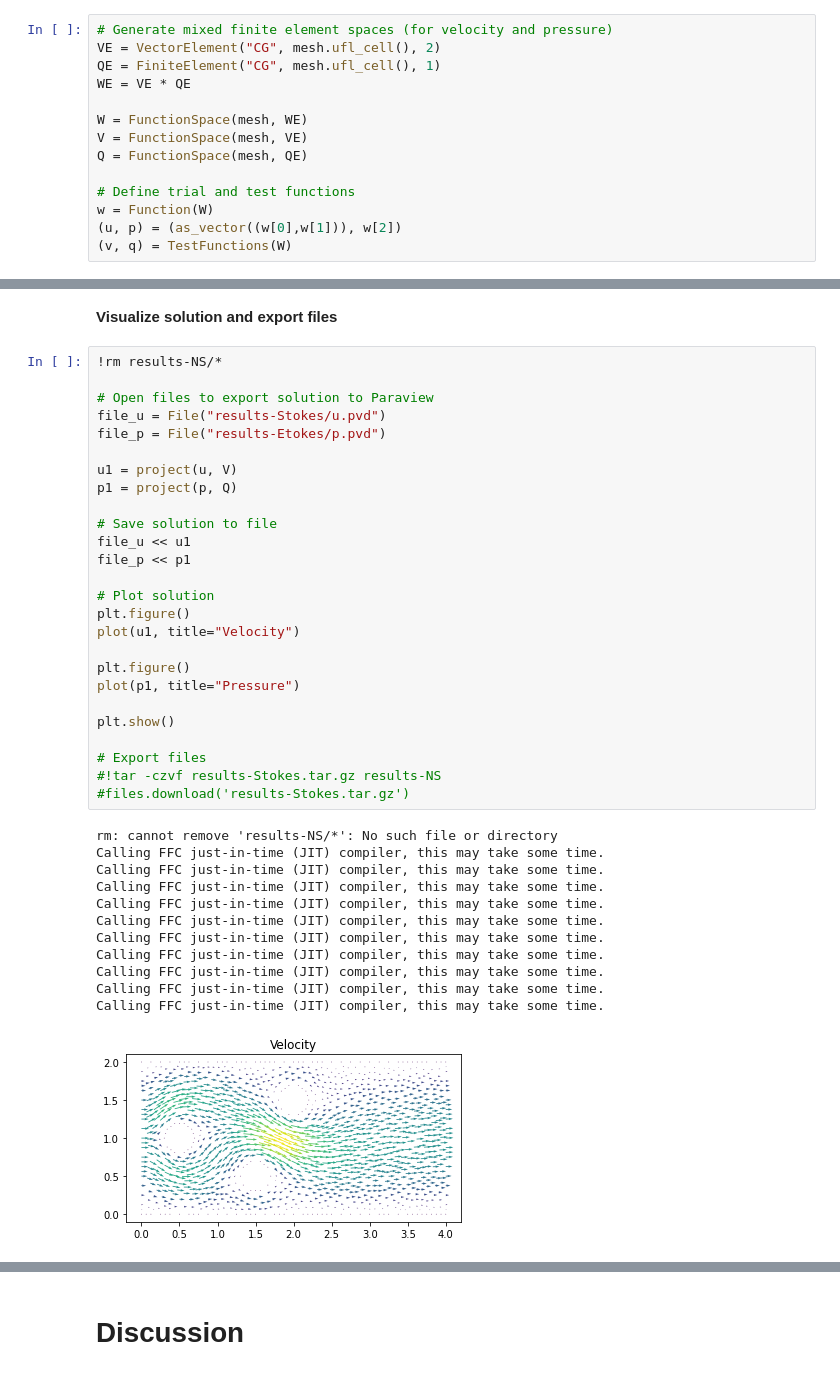
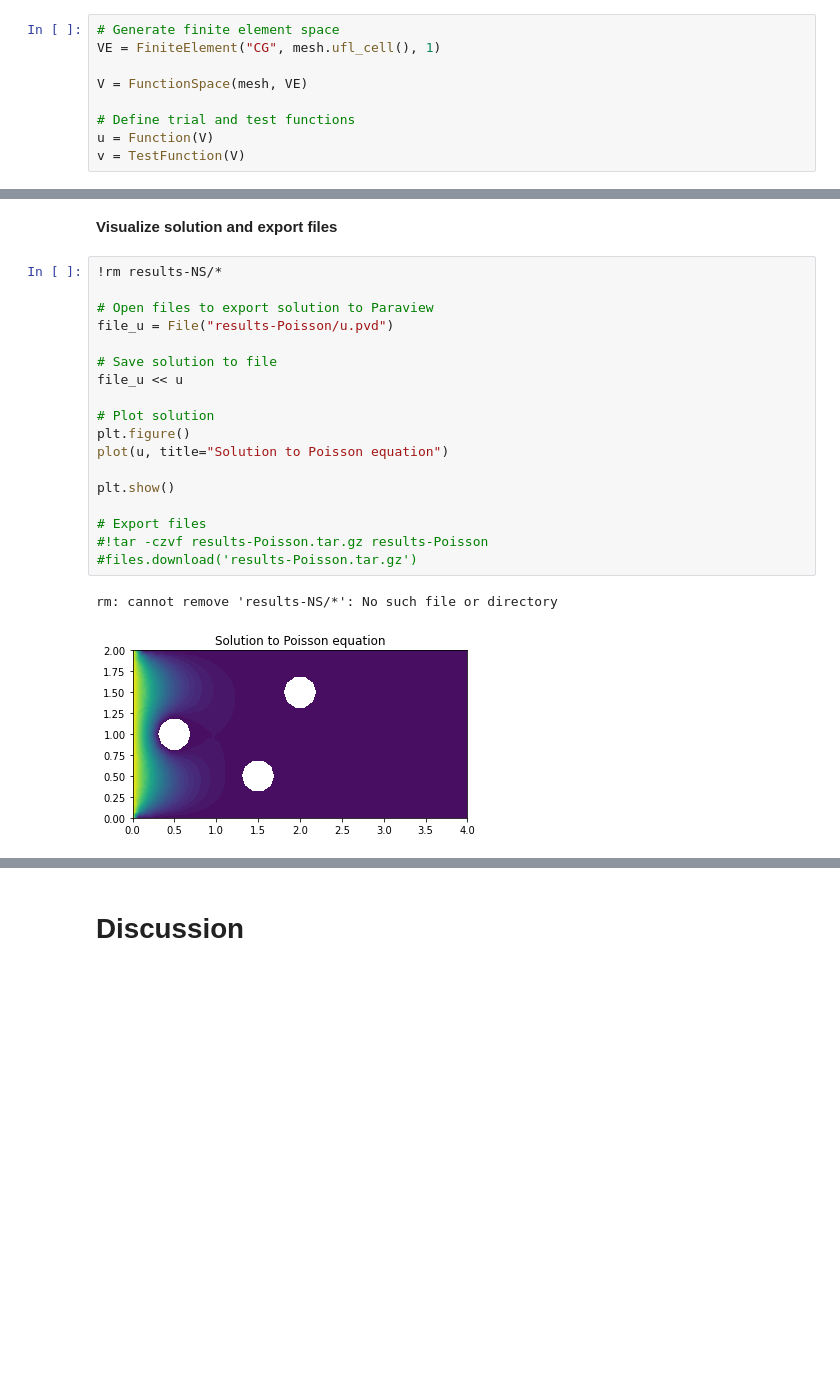
Before and after one commit to johanhoffman/DD2365_VT22, a Jupyter notebook: Poisson_equation.ipynb, the cells around one changed output, grey strips where cells are left out. Drawn from its saved outputs; the diff is of its cells as text; blank space fills up the shorter version.

```diff
--- a/Poisson_equation.ipynb
+++ b/Poisson_equation.ipynb
@@ -132,16 +129,11 @@ plt.show()
 # %% [markdown]
 **Define finite element approximation spaces**
 # %%
-# Generate mixed finite element spaces (for velocity and pressure)
-VE = VectorElement("CG", mesh.ufl_cell(), 2)
-QE = FiniteElement("CG", mesh.ufl_cell(), 1)
-WE = VE * QE
+# Generate finite element space
+VE = FiniteElement("CG", mesh.ufl_cell(), 1)
 
-W = FunctionSpace(mesh, WE)
 V = FunctionSpace(mesh, VE)
-Q = FunctionSpace(mesh, QE)
 
 # Define trial and test functions
-w = Function(W)
-(u, p) = (as_vector((w[0],w[1])), w[2])
-(v, q) = TestFunctions(W)
+u = Function(V)
+v = TestFunction(V)
@@ -190,39 +178,21 @@ Calling FFC just-in-time (JIT) compiler, this may take some time.
 # %%
 !rm results-NS/*
 
 # Open files to export solution to Paraview
-file_u = File("results-Stokes/u.pvd")
-file_p = File("results-Etokes/p.pvd")
-
-u1 = project(u, V)
-p1 = project(p, Q)
+file_u = File("results-Poisson/u.pvd")
 
 # Save solution to file
-file_u << u1
-file_p << p1
+file_u << u
 
 # Plot solution
 plt.figure()
-plot(u1, title="Velocity")
-
-plt.figure()
-plot(p1, title="Pressure")
+plot(u, title="Solution to Poisson equation")
 
 plt.show()
 
 # Export files
-#!tar -czvf results-Stokes.tar.gz results-NS
-#files.download('results-Stokes.tar.gz')
+#!tar -czvf results-Poisson.tar.gz results-Poisson
+#files.download('results-Poisson.tar.gz')
 # %% [output]
 rm: cannot remove 'results-NS/*': No such file or directory
-Calling FFC just-in-time (JIT) compiler, this may take some time.
-Calling FFC just-in-time (JIT) compiler, this may take some time.
-Calling FFC just-in-time (JIT) compiler, this may take some time.
-Calling FFC just-in-time (JIT) compiler, this may take some time.
-Calling FFC just-in-time (JIT) compiler, this may take some time.
-Calling FFC just-in-time (JIT) compiler, this may take some time.
-Calling FFC just-in-time (JIT) compiler, this may take some time.
-Calling FFC just-in-time (JIT) compiler, this may take some time.
-Calling FFC just-in-time (JIT) compiler, this may take some time.
-Calling FFC just-in-time (JIT) compiler, this may take some time.
-[figure, old version]
+[figure, new version]
```
Also changed, not shown: parts of 7 cells of this notebook.
